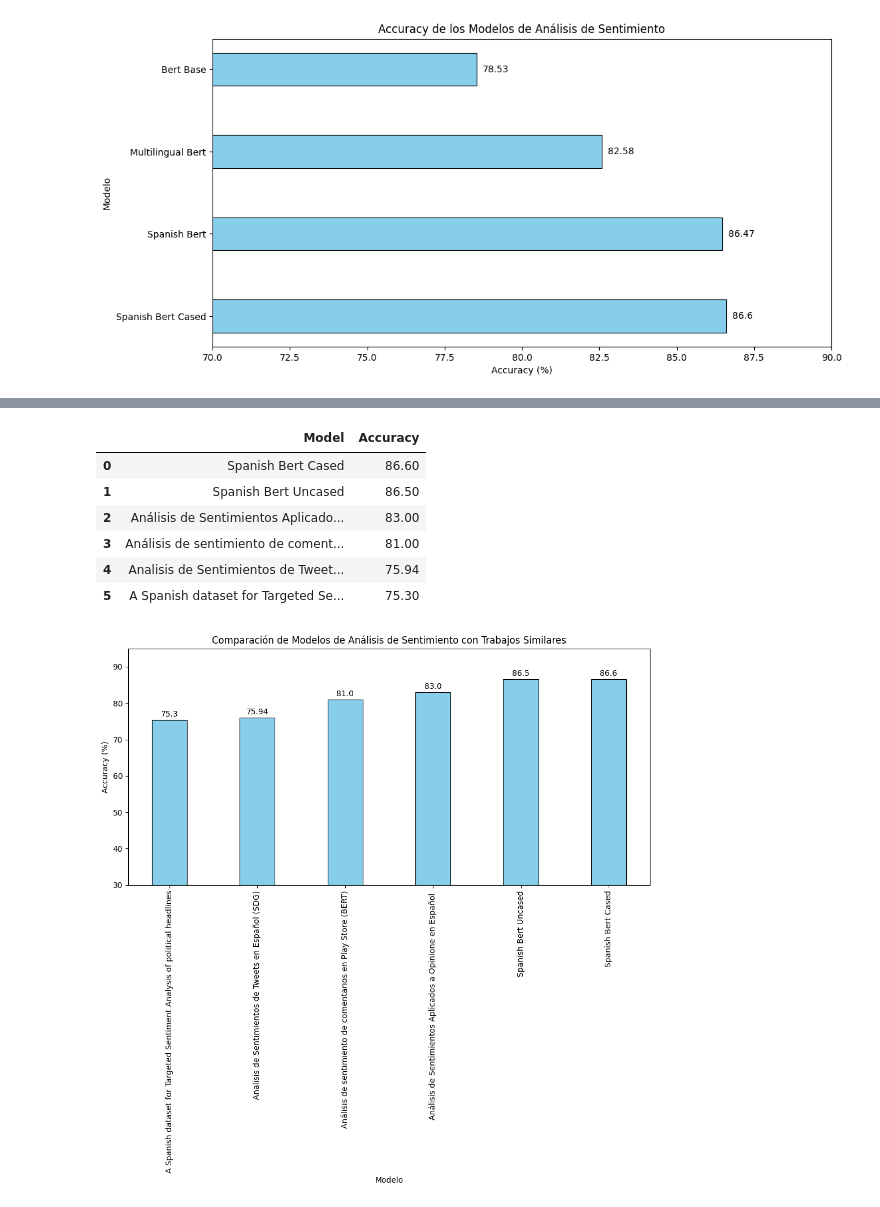
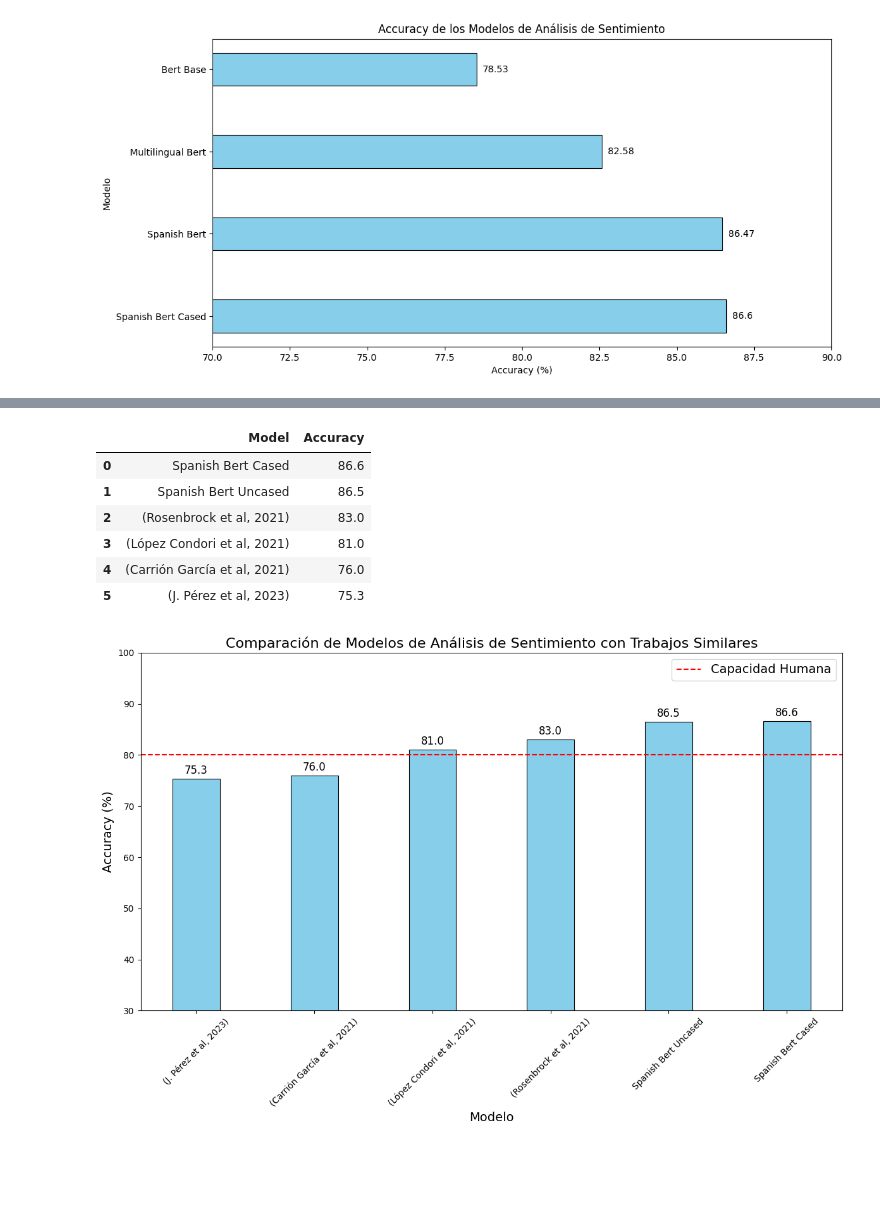
Before and after one commit to Verificado-Profesional/model-evaluation, a Jupyter notebook: evaluation/sentiment/evaluation.ipynb, the cells around one changed output, grey strips where cells are left out. Drawn from its saved outputs; the diff is of its cells as text; code cells hidden in the pictures; blank space fills up the shorter version.

```diff
--- a/evaluation/sentiment/evaluation.ipynb
+++ b/evaluation/sentiment/evaluation.ipynb
@@ -7,20 +7,21 @@ data = pd.read_csv('evaluation.csv')
 data= data.sort_values(by='Accuracy')
 # %%
 data_sorted = data.sort_values(by='Accuracy')
-plt.figure(figsize=(8, 6))
+plt.figure(figsize=(10, 8))
 bars = plt.bar(data_sorted['Model'], data_sorted['Accuracy'], color='skyblue', edgecolor='black', linewidth=0.8,width=0.4)
 
-plt.xlabel('Modelo')
-plt.ylabel('Accuracy (%)')
-plt.title('Accuracy de los Modelos de Análisis de Sentimiento')
+plt.xlabel('Modelo',fontsize = 12)
+plt.ylabel('Accuracy (%)',fontsize = 12)
+plt.title('Accuracy de los Modelos de Análisis de Sentimiento',fontsize = 14)
 
 for bar in bars:
     yval = bar.get_height()
-    plt.text(bar.get_x() + bar.get_width()/2, yval + 0.5, round(yval, 2), va='bottom', ha='center', color='black')
+    plt.text(bar.get_x() + bar.get_width()/2, yval + 0.5, round(yval, 2), va='bottom', ha='center', color='black',fontsize = 12)
 
 plt.ylim(60, 90)
 
+plt.savefig('accuracy.png')
+plt.tight_layout()
 
-plt.tight_layout()
 plt.show()
 # %% [output]
@@ -85,34 +82,43 @@ otros_trabajos = {
+# %%
+otros_trabajos = {
+    'Model': ['Spanish Bert Cased','Spanish Bert Uncased','(Rosenbrock et al, 2021)', '(López Condori et al, 2021)', '(Carrión García et al, 2021)', '(J. Pérez et al, 2023)'],
+    'Accuracy': [86.6,86.5,83.0, 81.0, 76.0, 75.3],
+}
 # %%
 data_otros = pd.DataFrame(otros_trabajos)
 data_otros
 # %% [output]
 |  | Model | Accuracy |
-| 0 | Spanish Bert Cased | 86.60 |
-| 1 | Spanish Bert Uncased | 86.50 |
-| 2 | Análisis de Sentimientos Aplicado... | 83.00 |
-| 3 | Análisis de sentimiento de coment... | 81.00 |
-| 4 | Analisis de Sentimientos de Tweet... | 75.94 |
-| 5 | A Spanish dataset for Targeted Se... | 75.30 |
+| 0 | Spanish Bert Cased | 86.6 |
+| 1 | Spanish Bert Uncased | 86.5 |
+| 2 | (Rosenbrock et al, 2021) | 83.0 |
+| 3 | (López Condori et al, 2021) | 81.0 |
+| 4 | (Carrión García et al, 2021) | 76.0 |
+| 5 | (J. Pérez et al, 2023) | 75.3 |
 # %%
 data_sorted = data_otros.sort_values(by='Accuracy')
-plt.figure(figsize=(10, 10))
+plt.figure(figsize=(12, 8))
 bars = plt.bar(data_sorted['Model'], data_sorted['Accuracy'], color='skyblue', edgecolor='black', linewidth=0.8,width=0.4)
 
-plt.xlabel('Modelo')
-plt.ylabel('Accuracy (%)')
-plt.title('Comparación de Modelos de Análisis de Sentimiento con Trabajos Similares')
+plt.xlabel('Modelo',fontsize =14)
+plt.ylabel('Accuracy (%)',fontsize = 14)
+plt.title('Comparación de Modelos de Análisis de Sentimiento con Trabajos Similares',fontsize = 16)
+linea_roja_y = 80  #roja
+plt.axhline(y=linea_roja_y, color='red', linestyle='--', linewidth=1.5)
 
 for bar in bars:
     yval = bar.get_height()
-    plt.text(bar.get_x() + bar.get_width()/2, yval + 0.5, round(yval, 2), va='bottom', ha='center', color='black')
+    plt.text(bar.get_x() + bar.get_width()/2, yval + 0.5, round(yval, 2), va='bottom', ha='center', color='black',fontsize = 12)
 
-plt.ylim(30, 95)
-plt.xticks(rotation=90, ha='center')
+plt.ylim(30, 100)
+plt.xticks(rotation=45, ha='center')
+plt.legend(['Capacidad Humana'],fontsize = 14)
+plt.savefig('comparation.png',bbox_inches='tight')
 
 plt.tight_layout()
 plt.show()
 # %% [output]
-[figure, old version]
+[figure, new version]
 # %%
 data_sorted = data_otros.sort_values(by='Accuracy',ascending=False)
 plt.figure(figsize=(12, 6))
```
Also changed, not shown: parts of 4 cells of this notebook, 11 other files.
